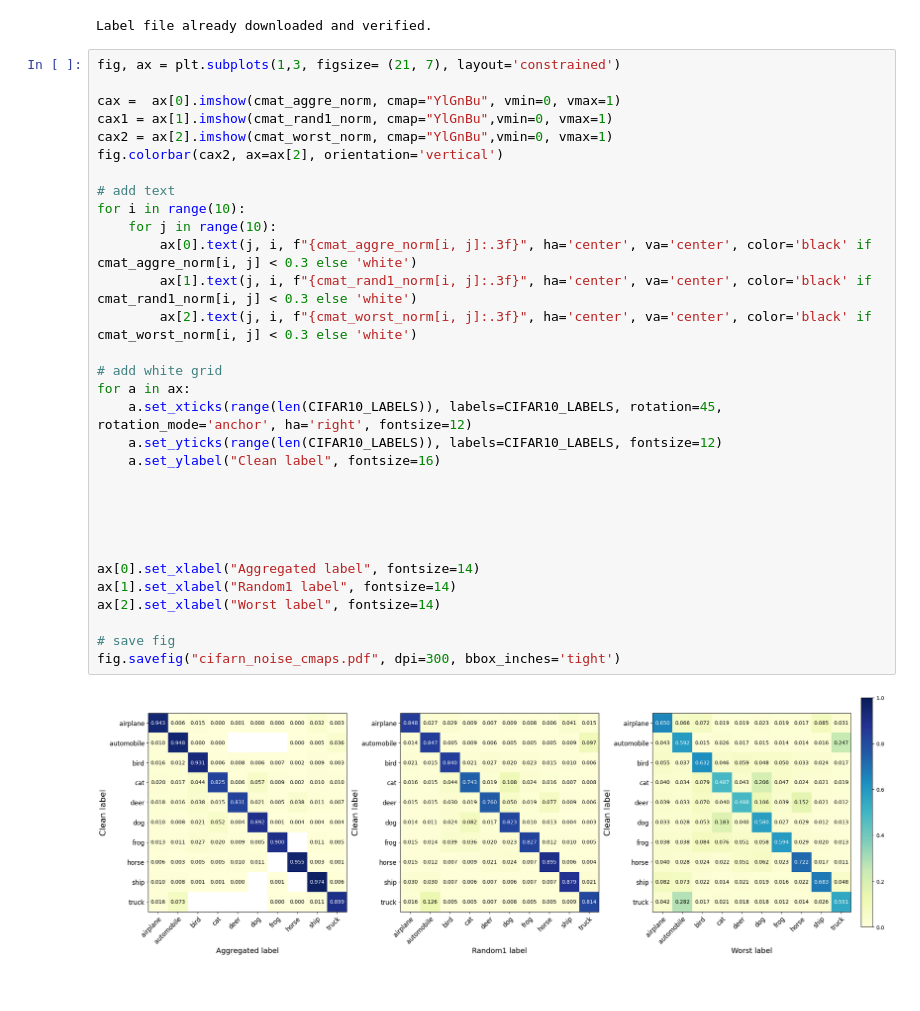
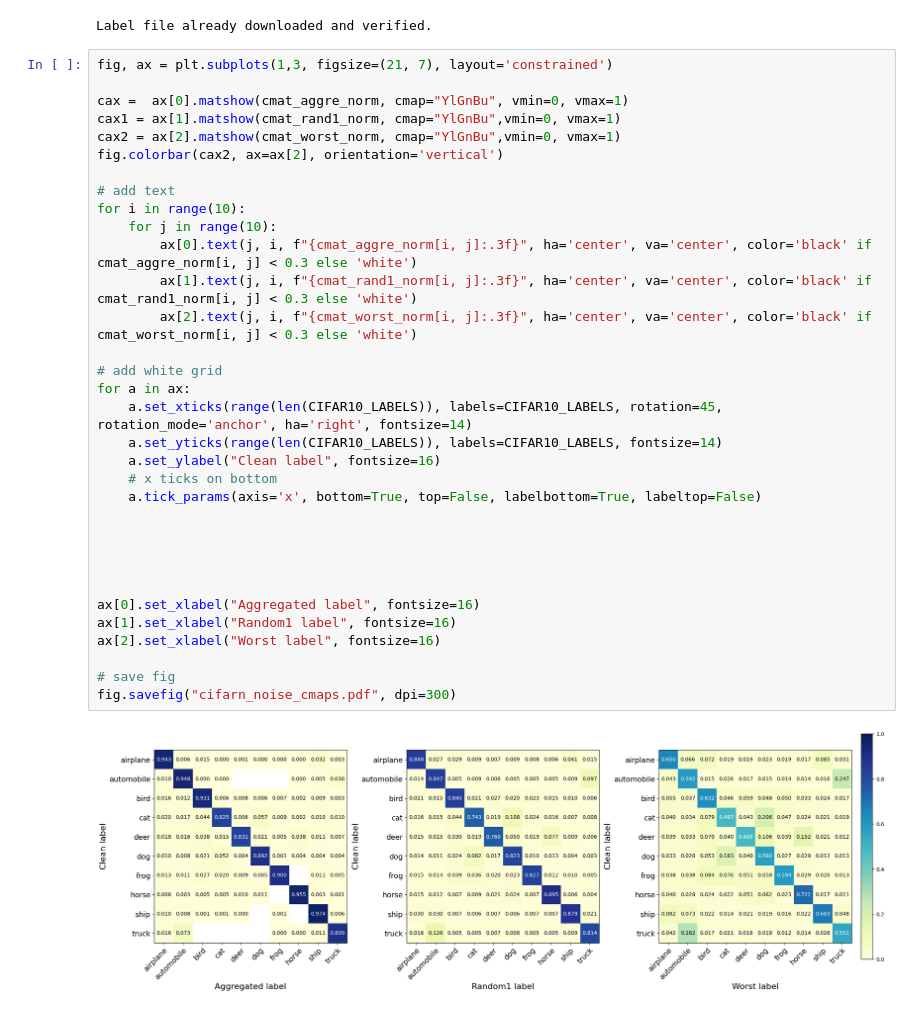
Before and after one commit to KlemenVovk/noisy-labels, a Jupyter notebook: src/reproducibility/dataset_noise/dataset_noise.ipynb, the cells around one changed output. Saved outputs shown, nothing was run; the diff lists cells and outputs as text.

```diff
--- a/src/reproducibility/dataset_noise/dataset_noise.ipynb
+++ b/src/reproducibility/dataset_noise/dataset_noise.ipynb
@@ -31,35 +31,37 @@ cmat_worst_norm[cmat_worst_norm == 0] = np.nan
 # %% [output]
 Label file already downloaded and verified.
 # %%
-fig, ax = plt.subplots(1,3, figsize= (21, 7), layout='constrained')
+fig, ax = plt.subplots(1,3, figsize=(21, 7), layout='constrained')
 
-cax =  ax[0].imshow(cmat_aggre_norm, cmap="YlGnBu", vmin=0, vmax=1)
-cax1 = ax[1].imshow(cmat_rand1_norm, cmap="YlGnBu",vmin=0, vmax=1)
-cax2 = ax[2].imshow(cmat_worst_norm, cmap="YlGnBu",vmin=0, vmax=1)
+cax =  ax[0].matshow(cmat_aggre_norm, cmap="YlGnBu", vmin=0, vmax=1)
+cax1 = ax[1].matshow(cmat_rand1_norm, cmap="YlGnBu",vmin=0, vmax=1)
+cax2 = ax[2].matshow(cmat_worst_norm, cmap="YlGnBu",vmin=0, vmax=1)
 fig.colorbar(cax2, ax=ax[2], orientation='vertical')
 
 # add text
 for i in range(10):
     for j in range(10):
         ax[0].text(j, i, f"{cmat_aggre_norm[i, j]:.3f}", ha='center', va='center', color='black' if cmat_aggre_norm[i, j] < 0.3 else 'white')
         ax[1].text(j, i, f"{cmat_rand1_norm[i, j]:.3f}", ha='center', va='center', color='black' if cmat_rand1_norm[i, j] < 0.3 else 'white')
         ax[2].text(j, i, f"{cmat_worst_norm[i, j]:.3f}", ha='center', va='center', color='black' if cmat_worst_norm[i, j] < 0.3 else 'white')
 
 # add white grid
 for a in ax:
-    a.set_xticks(range(len(CIFAR10_LABELS)), labels=CIFAR10_LABELS, rotation=45, rotation_mode='anchor', ha='right', fontsize=12)
-    a.set_yticks(range(len(CIFAR10_LABELS)), labels=CIFAR10_LABELS, fontsize=12)
+    a.set_xticks(range(len(CIFAR10_LABELS)), labels=CIFAR10_LABELS, rotation=45, rotation_mode='anchor', ha='right', fontsize=14)
+    a.set_yticks(range(len(CIFAR10_LABELS)), labels=CIFAR10_LABELS, fontsize=14)
     a.set_ylabel("Clean label", fontsize=16)
+    # x ticks on bottom
+    a.tick_params(axis='x', bottom=True, top=False, labelbottom=True, labeltop=False)
 
 
 
 
 
-ax[0].set_xlabel("Aggregated label", fontsize=14)
-ax[1].set_xlabel("Random1 label", fontsize=14)
-ax[2].set_xlabel("Worst label", fontsize=14)
+ax[0].set_xlabel("Aggregated label", fontsize=16)
+ax[1].set_xlabel("Random1 label", fontsize=16)
+ax[2].set_xlabel("Worst label", fontsize=16)
 
 # save fig
-fig.savefig("cifarn_noise_cmaps.pdf", dpi=300, bbox_inches='tight')
+fig.savefig("cifarn_noise_cmaps.pdf", dpi=300)
 # %% [output]
-[figure, old version]
+[figure, new version]
```
Also changed, not shown: 1 other file.
